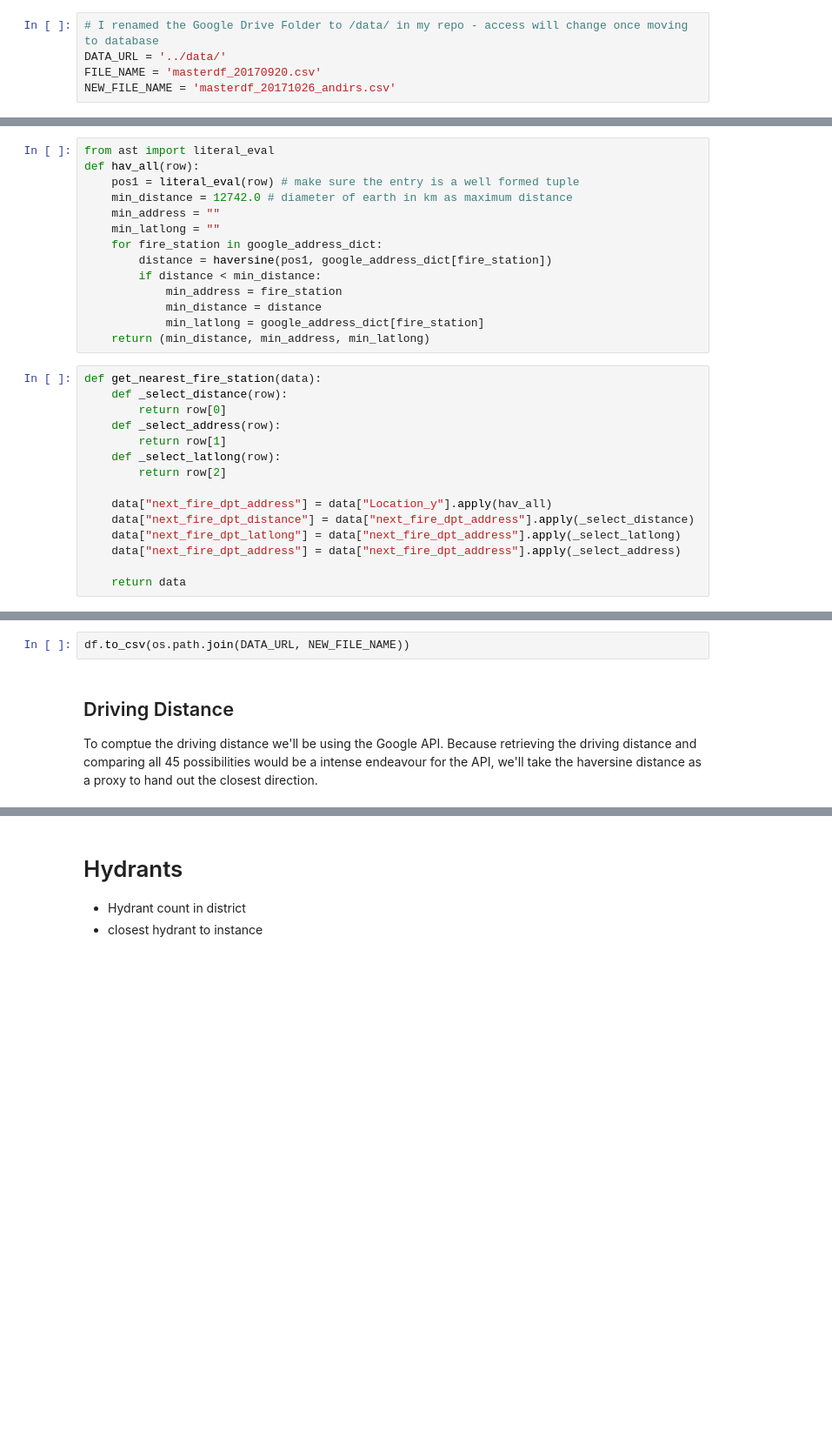
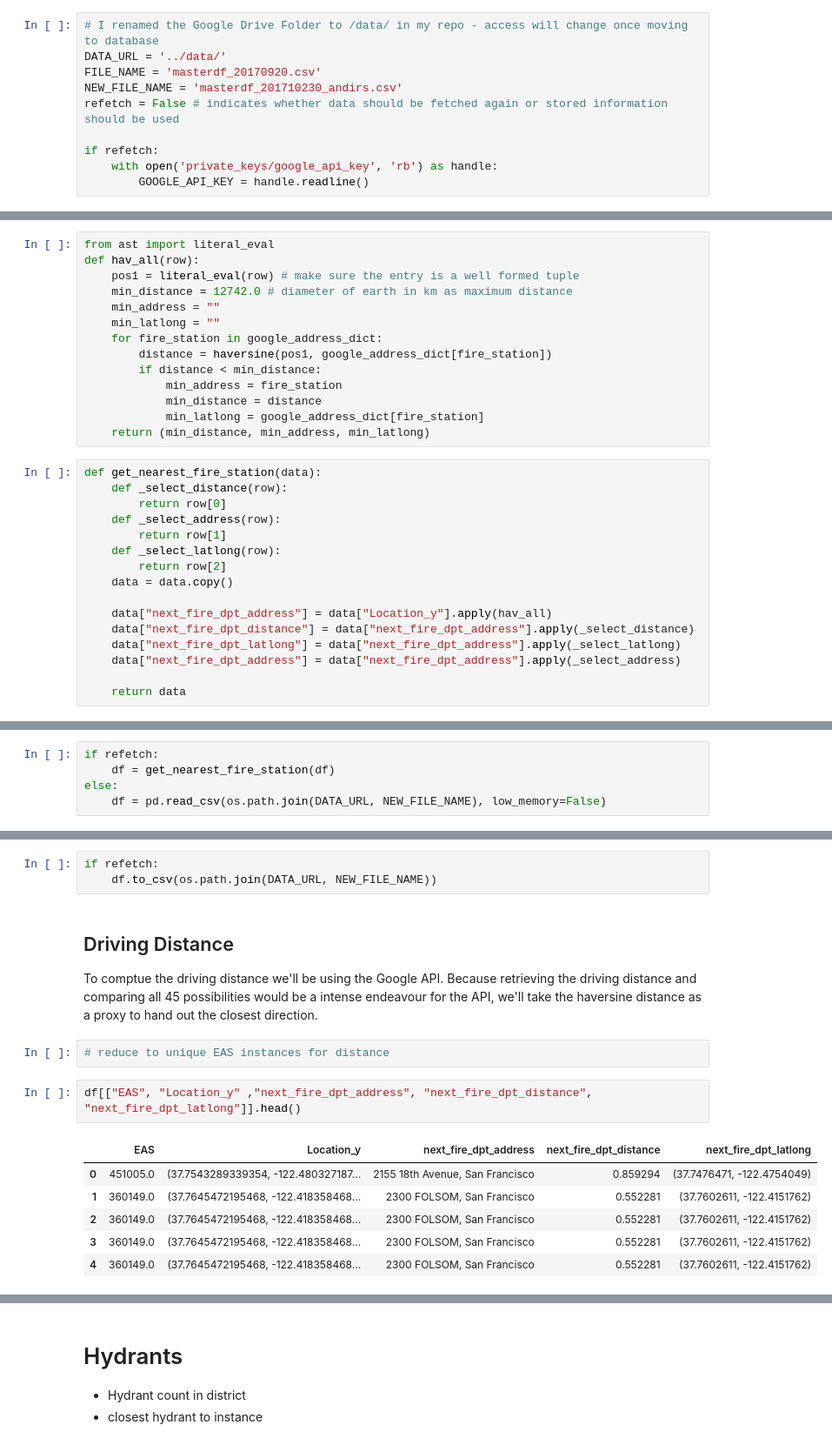
Before and after one commit to sfbrigade/datasci-firerisk, a Jupyter notebook: nearest_fire_station/DistanceFromFireStation.ipynb, the cells around one changed output, grey strips where cells are left out. Shown at 87% size. Drawn from its saved outputs; the diff is of its cells as text; blank space fills up the shorter version.

```diff
--- a/nearest_fire_station/DistanceFromFireStation.ipynb
+++ b/nearest_fire_station/DistanceFromFireStation.ipynb
@@ -11,7 +12,12 @@ pd.set_option("display.max_columns", 100)
 # I renamed the Google Drive Folder to /data/ in my repo - access will change once moving to database
 DATA_URL = '../data/'
 FILE_NAME = 'masterdf_20170920.csv'
-NEW_FILE_NAME = 'masterdf_20171026_andirs.csv'
+NEW_FILE_NAME = 'masterdf_201710230_andirs.csv'
+refetch = False # indicates whether data should be fetched again or stored information should be used
+
+if refetch:
+    with open('private_keys/google_api_key', 'rb') as handle:
+        GOOGLE_API_KEY = handle.readline()
 # %%
 df = pd.read_csv(os.path.join(DATA_URL, FILE_NAME), index_col=0, low_memory=False)
 # %%
@@ -234,6 +236,7 @@ def get_nearest_fire_station(data):
         return row[1]
     def _select_latlong(row):
         return row[2]
+    data = data.copy()
 
     data["next_fire_dpt_address"] = data["Location_y"].apply(hav_all)
     data["next_fire_dpt_distance"] = data["next_fire_dpt_address"].apply(_select_distance)
@@ -281 +247,6 @@ df2
+# %%
+if refetch:
+    df = get_nearest_fire_station(df)
+else:
+    df = pd.read_csv(os.path.join(DATA_URL, NEW_FILE_NAME), low_memory=False)
 # %%
@@ -293,5 +273,17 @@ Name: distance_next_fire_dpt_hav, dtype: float64
 # %%
-df.to_csv(os.path.join(DATA_URL, NEW_FILE_NAME))
+if refetch:
+    df.to_csv(os.path.join(DATA_URL, NEW_FILE_NAME))
 # %% [markdown]
 ## Driving Distance
 To comptue the driving distance we'll be using the Google API. Because retrieving the driving distance and comparing all 45 possibilities would be a intense endeavour for the API, we'll take the haversine distance as a proxy to hand out the closest direction.
+# %%
+# reduce to unique EAS instances for distance
+# %%
+df[["EAS", "Location_y" ,"next_fire_dpt_address", "next_fire_dpt_distance", "next_fire_dpt_latlong"]].head()
+# %% [output]
+|  | EAS | Location_y | next_fire_dpt_address | next_fire_dpt_distance | next_fire_dpt_latlong |
+| 0 | 451005.0 | (37.7543289339354, -122.480327187... | 2155 18th Avenue, San Francisco | 0.859294 | (37.7476471, -122.4754049) |
+| 1 | 360149.0 | (37.7645472195468, -122.418358468... | 2300 FOLSOM, San Francisco | 0.552281 | (37.7602611, -122.4151762) |
+| 2 | 360149.0 | (37.7645472195468, -122.418358468... | 2300 FOLSOM, San Francisco | 0.552281 | (37.7602611, -122.4151762) |
+| 3 | 360149.0 | (37.7645472195468, -122.418358468... | 2300 FOLSOM, San Francisco | 0.552281 | (37.7602611, -122.4151762) |
+| 4 | 360149.0 | (37.7645472195468, -122.418358468... | 2300 FOLSOM, San Francisco | 0.552281 | (37.7602611, -122.4151762) |
```
Also changed, not shown: parts of 30 cells of this notebook, 2 other files.
